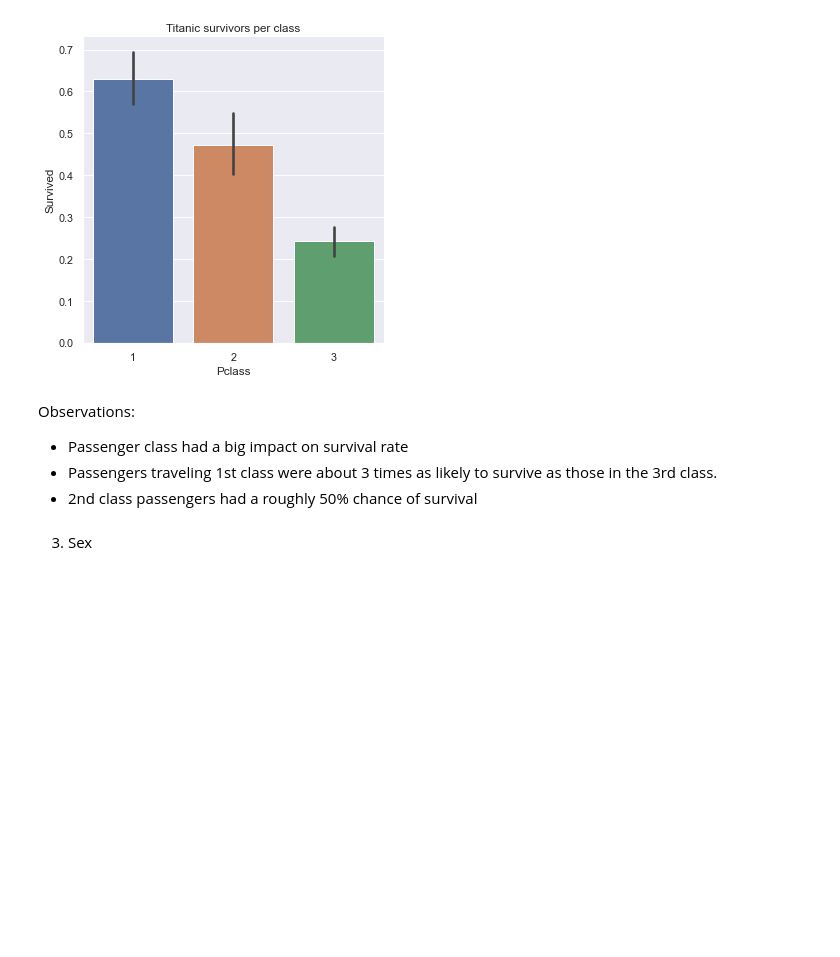
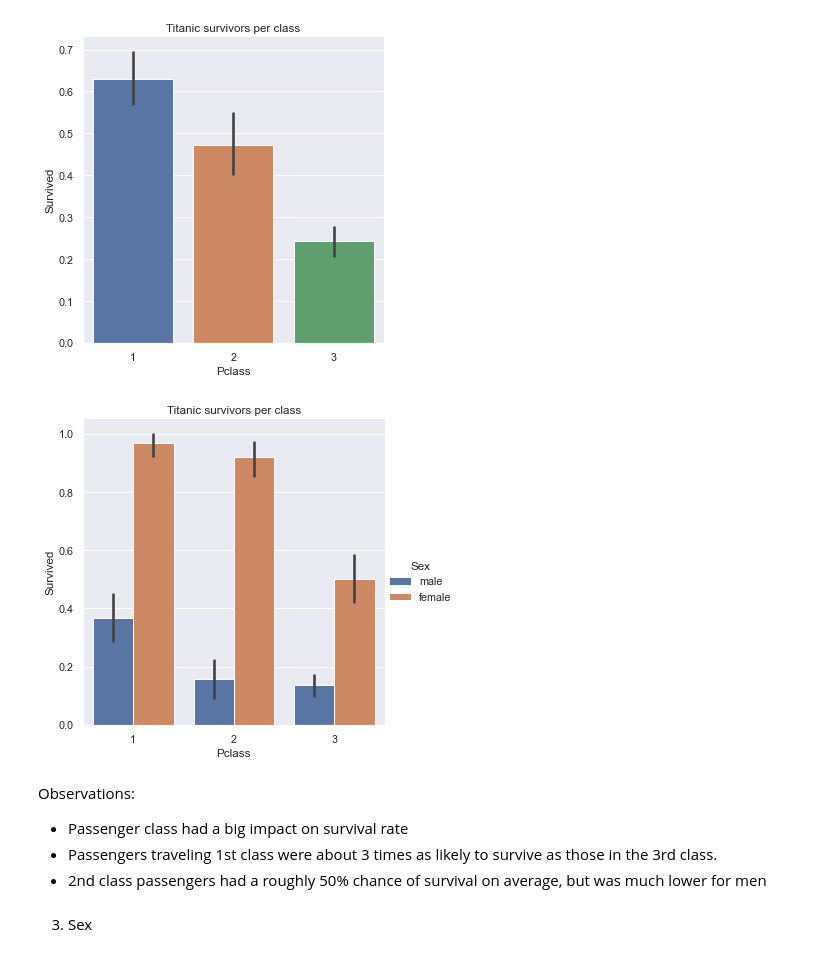
Before and after one commit to niekvanderzwaag/Titanic, a Jupyter notebook: Titanic EDA.ipynb, the cells around one changed output. Cells and saved outputs as stored; diff of their text form; code cells hidden in the pictures; blank space fills up the shorter version.

```diff
--- a/Titanic EDA.ipynb
+++ b/Titanic EDA.ipynb
@@ -199,11 +199,16 @@ sns.catplot(data=titanic, x='Pclass', y='Survived', kind='bar')
 plt.title('Titanic survivors per class');
 # %% [output]
 [figure]
+# %%
+sns.catplot(data=titanic, x='Pclass', y='Survived', kind='bar', hue='Sex')
+plt.title('Titanic survivors per class');
+# %% [output]
+[figure, added]
 # %% [markdown]
 Observations:
 - Passenger class had a big impact on survival rate
 - Passengers traveling 1st class were about 3 times as likely to survive as those in the 3rd class.
-- 2nd class passengers had a roughly 50% chance of survival
+- 2nd class passengers had a roughly 50% chance of survival on average, but was much lower for men
 # %% [markdown]
 3. Sex
 # %%
```
Also changed, not shown: parts of 65 cells of this notebook.
